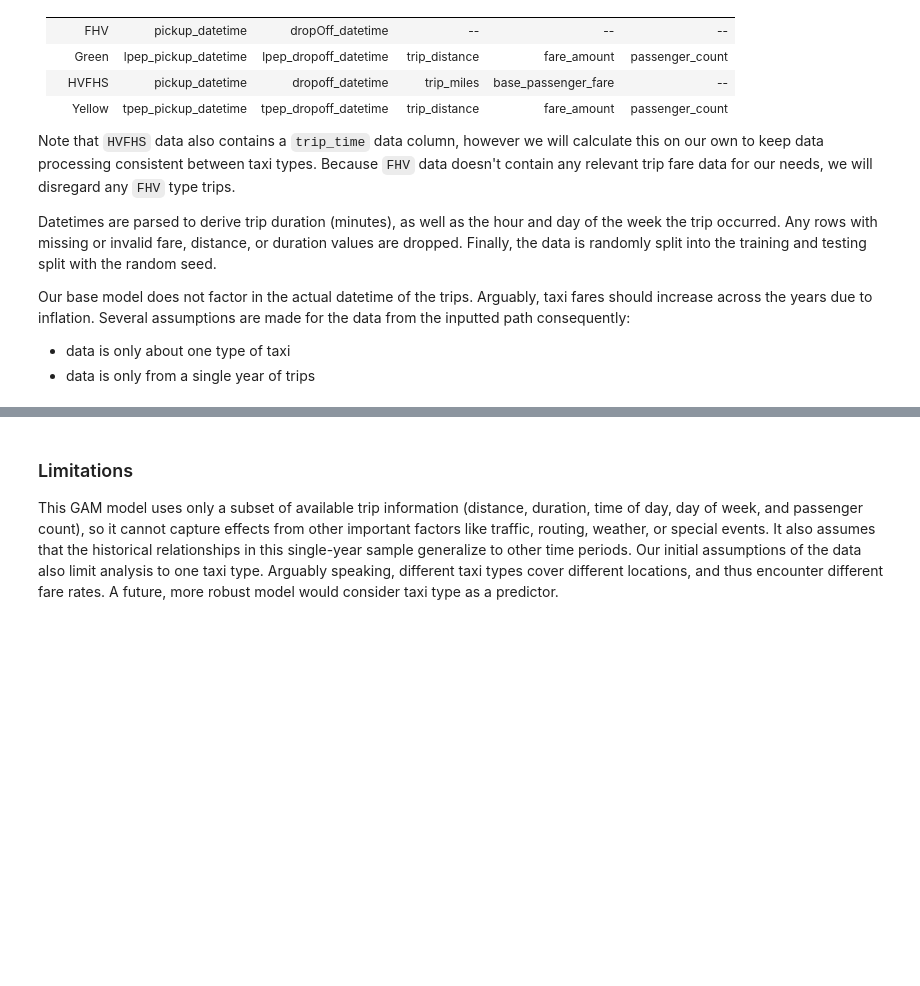
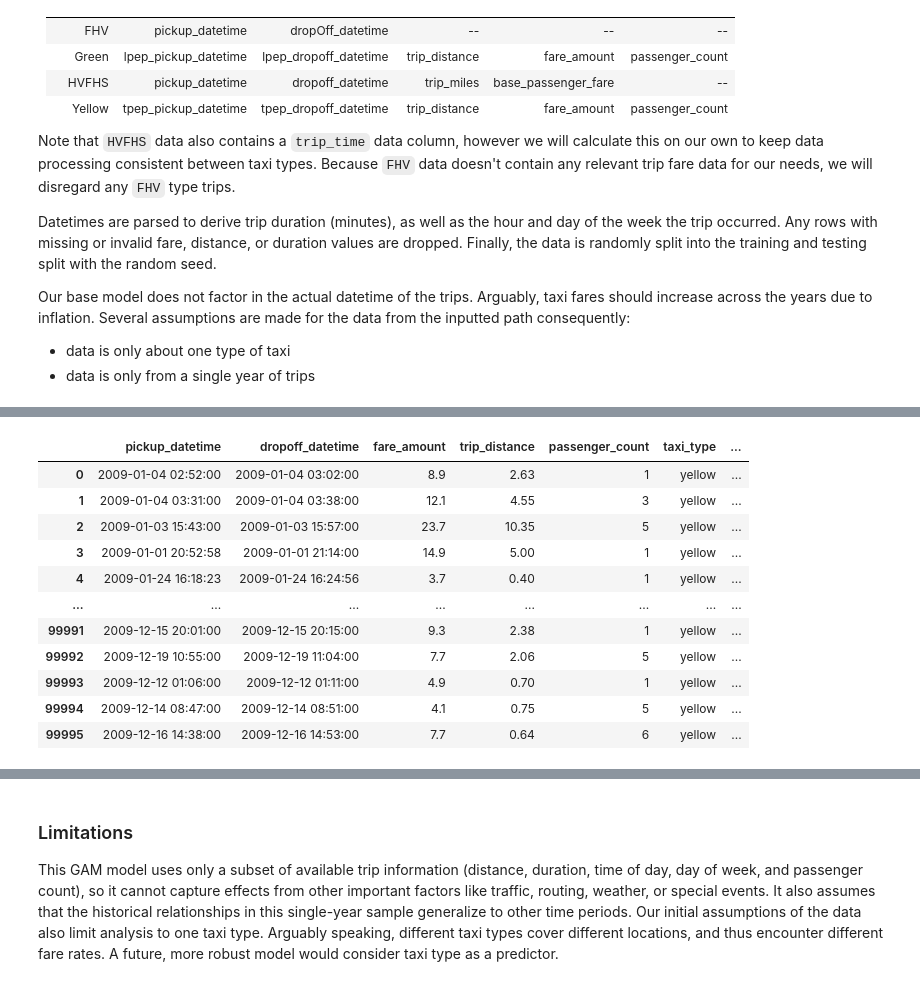
Before and after one commit to TangyKiwi/DSC-291-AWS, a Jupyter notebook: gam/MAIN.ipynb, the cells around one changed output, grey strips where cells are left out. Saved outputs shown, nothing was run; the diff lists cells and outputs as text; code cells hidden in the pictures; blank space fills up the shorter version.

```diff
--- a/gam/MAIN.ipynb
+++ b/gam/MAIN.ipynb
@@ -21,7 +21,7 @@ Use this code cell to configure the global variables needed for analysis.
 `SPLIT`: Train / validation split fraction (e.g. `0.8` for 80% training)
 # %%
 PATH = "s3://dsc291-ucsd/taxi/Dataset/2009/yellow_taxi/"
-WORKERS = 8
+WORKERS = 12
 MAX_ROWS = 100000
 SEED = 0
 SPLIT = 0.8
@@ -207,12 +207,8 @@ import pandas as pd
 import pyarrow as pa
 import pyarrow.parquet as pq
 import pyarrow.fs as fs
-import pyarrow.feather as feather
 
-from concurrent.futures import ProcessPoolExecutor, as_completed
-import multiprocessing as mp
-import tempfile
-import os
+from concurrent.futures import ThreadPoolExecutor, as_completed
 
 print("Reading data from:")
 print(PATH)
@@ -286,49 +282,33 @@ def process_file(file: str, max_rows: int=None) -> pd.DataFrame:
     print(f"Renaming columns for {file}...")
     table = table.rename_columns([rename_map.get(name, name) for name in table.column_names])
 
-    fd, tmp_path = tempfile.mkstemp(suffix=".feather")
-    os.close(fd)
+    taxi_array = pa.array([taxi_type] * table.num_rows)
+    table = table.append_column("taxi_type", taxi_array)
+    if taxi_type == "yellow":
+        taxi_code_array = pa.repeat(pa.scalar(0, pa.int8()), table.num_rows)
+        table = table.append_column("taxi_type_code", taxi_code_array)
+    elif taxi_type == "green":
+        taxi_code_array = pa.repeat(pa.scalar(1, pa.int8()), table.num_rows)
+        table = table.append_column("taxi_type_code", taxi_code_array)
+    elif taxi_type == "hvfhv":
+        taxi_code_array = pa.repeat(pa.scalar(2, pa.int8()), table.num_rows)
+        table = table.append_column("taxi_type_code", taxi_code_array)
 
-    feather.write_feather(table, tmp_path)
+    return table
 
-    # df = table.to_pandas()
+tables = []
+mini_rows = MAX_ROWS // len(files) if MAX_ROWS is not None else None
 
-    # # append taxi type for later analysis
-    # df["taxi_type"] = taxi_type
-    # if taxi_type == "yellow":
-    #     df["taxi_type_code"] = 0
-    # elif taxi_type == "green":
-    #     df["taxi_type_code"] = 1
-    # elif taxi_type == "hvfhv":
-    #     df["taxi_type_code"] = 2
+with ThreadPoolExecutor(max_workers=WORKERS) as executor:
+    futs = [executor.submit(process_file, file, max_rows=mini_rows) for file in files]
+    for fut in as_completed(futs):
+        table = fut.result()
+        if table is not None:
+            tables.append(table)
 
-    return tmp_path
+data = pa.concat_tables(tables)
+data = data.to_pandas()
 
-paths = []
-
-ctx = mp.get_context("spawn")
-
-with ProcessPoolExecutor(max_workers=WORKERS, mp_context=ctx) as executor:
-    mini_rows = MAX_ROWS // len(files) if MAX_ROWS is not None else None
-    futures = [executor.submit(process_file, file, max_rows=mini_rows) for file in files]
-    for future in as_completed(futures):
-        tmp_path = future.result()
-        if tmp_path is not None:
-            paths.append(tmp_path)
-
-if not paths:
-    raise ValueError("No valid Parquet files found with required columns.")
-print(f"Successfully read {len(paths)} temporary files. Concatenating...")
-
-dfs = []
-for path in paths:
-    dfs.append(pd.read_feather(path))
-    try:
-        os.remove(path)
-    except Exception as e:
-        print(f"Warning: could not delete temporary file {path}: {e}")
-
-data = pd.concat(dfs, ignore_index=True)
 pd.set_option('display.max_columns', None)
 data
 # %% [output]
@@ -337,0 +332,12 @@ Discovered 12 Parquet files.
+|  | pickup_datetime | dropoff_datetime | fare_amount | trip_distance | passenger_count | taxi_type | ... |
+| 0 | 2009-01-04 02:52:00 | 2009-01-04 03:02:00 | 8.9 | 2.63 | 1 | yellow | ... |
+| 1 | 2009-01-04 03:31:00 | 2009-01-04 03:38:00 | 12.1 | 4.55 | 3 | yellow | ... |
+| 2 | 2009-01-03 15:43:00 | 2009-01-03 15:57:00 | 23.7 | 10.35 | 5 | yellow | ... |
+| 3 | 2009-01-01 20:52:58 | 2009-01-01 21:14:00 | 14.9 | 5.00 | 1 | yellow | ... |
+| 4 | 2009-01-24 16:18:23 | 2009-01-24 16:24:56 | 3.7 | 0.40 | 1 | yellow | ... |
+| ... | ... | ... | ... | ... | ... | ... | ... |
+| 99991 | 2009-12-15 20:01:00 | 2009-12-15 20:15:00 | 9.3 | 2.38 | 1 | yellow | ... |
+| 99992 | 2009-12-19 10:55:00 | 2009-12-19 11:04:00 | 7.7 | 2.06 | 5 | yellow | ... |
+| 99993 | 2009-12-12 01:06:00 | 2009-12-12 01:11:00 | 4.9 | 0.70 | 1 | yellow | ... |
+| 99994 | 2009-12-14 08:47:00 | 2009-12-14 08:51:00 | 4.1 | 0.75 | 5 | yellow | ... |
+| 99995 | 2009-12-16 14:38:00 | 2009-12-16 14:53:00 | 7.7 | 0.64 | 6 | yellow | ... |
```
Also changed, not shown: parts of 5 cells of this notebook.
